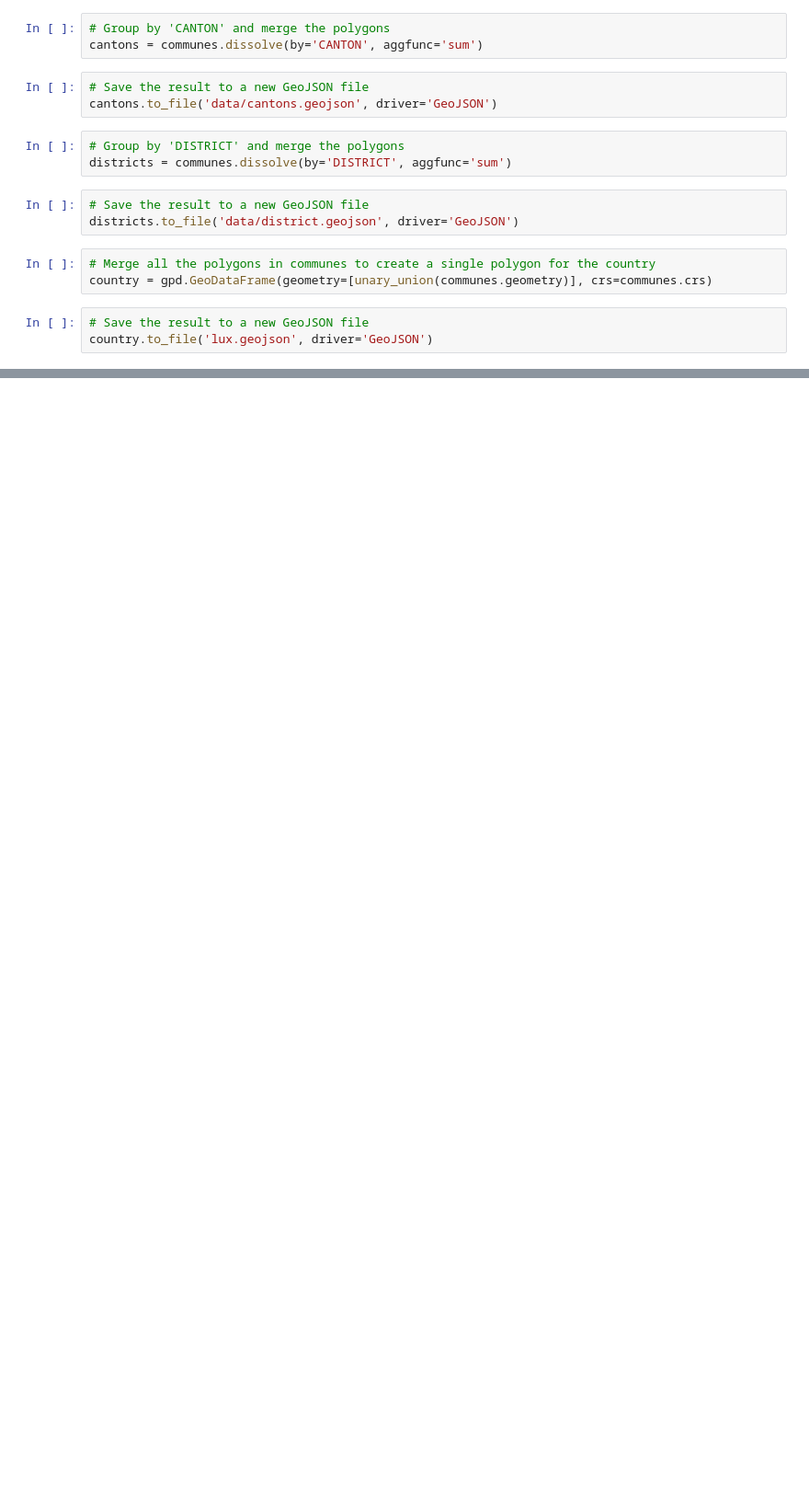
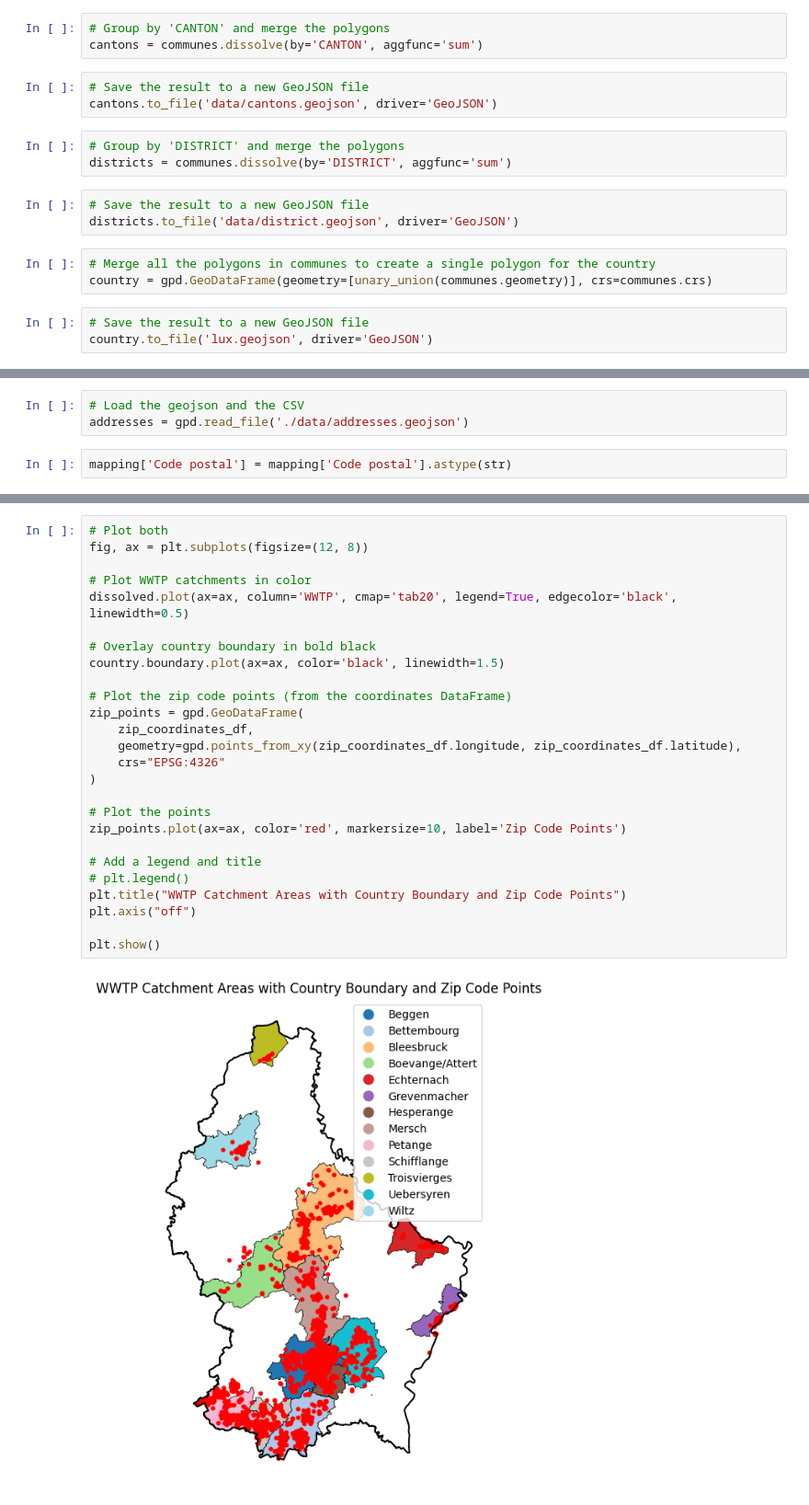
Before and after one commit to prasadadhav/experiments_with_leaflet_interactive_webmaps, a Jupyter notebook: geojson_editor.ipynb, the cells around one changed output, grey strips where cells are left out. Shown at 92% size. Cells and saved outputs as stored; diff of their text form; blank space fills up the shorter version.

```diff
--- a/geojson_editor.ipynb
+++ b/geojson_editor.ipynb
@@ -51,0 +95,5 @@ country.to_file('lux.geojson', driver='GeoJSON')
+# %%
+# Load the geojson and the CSV
+addresses = gpd.read_file('./data/addresses.geojson')
+# %%
+mapping['Code postal'] = mapping['Code postal'].astype(str)
@@ -51,0 +129,28 @@ country.to_file('lux.geojson', driver='GeoJSON')
+# %%
+# Plot both
+fig, ax = plt.subplots(figsize=(12, 8))
+
+# Plot WWTP catchments in color
+dissolved.plot(ax=ax, column='WWTP', cmap='tab20', legend=True, edgecolor='black', linewidth=0.5)
+
+# Overlay country boundary in bold black
+country.boundary.plot(ax=ax, color='black', linewidth=1.5)
+
+# Plot the zip code points (from the coordinates DataFrame)
+zip_points = gpd.GeoDataFrame(
+    zip_coordinates_df,
+    geometry=gpd.points_from_xy(zip_coordinates_df.longitude, zip_coordinates_df.latitude),
+    crs="EPSG:4326"
+)
+
+# Plot the points
+zip_points.plot(ax=ax, color='red', markersize=10, label='Zip Code Points')
+
+# Add a legend and title
+# plt.legend()
+plt.title("WWTP Catchment Areas with Country Boundary and Zip Code Points")
+plt.axis("off")
+
+plt.show()
+# %% [output]
+[figure, added]
```
Also changed, not shown: parts of 20 cells of this notebook.
